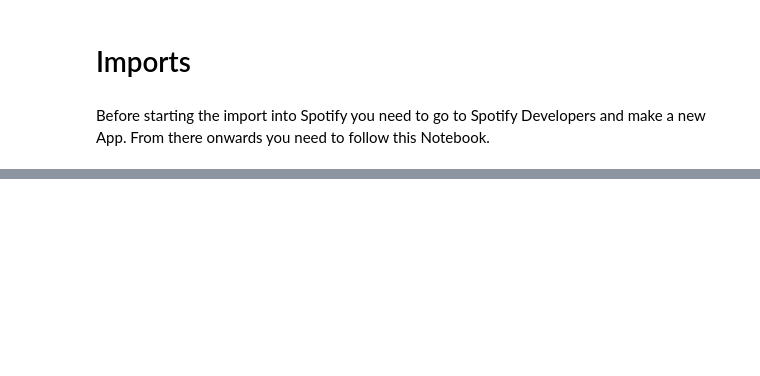
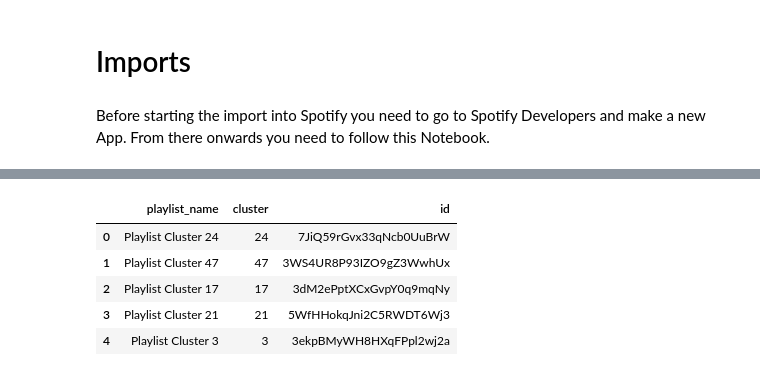
Before and after one commit to MerleSt/SpotifyPlaylistMoosic, a Jupyter notebook: Notebooks/Upload_Spotify.ipynb, the cells around one changed output, grey strips where cells are left out. Drawn from its saved outputs; the diff is of its cells as text; code cells hidden in the pictures; blank space fills up the shorter version.

```diff
--- a/Notebooks/Upload_Spotify.ipynb
+++ b/Notebooks/Upload_Spotify.ipynb
@@ -81,0 +76,11 @@ Error adding tracks to playlist: http status: 400, code:-1 - Unsupported URL / U
+# %%
+playlists = pd.read_csv('/Users/merlesteffen/Documents/GitHub/Moosic/Data/playlists_ids_clusters')
+# %%
+playlists.head()
+# %% [output]
+|  | playlist_name | cluster | id |
+| 0 | Playlist Cluster 24 | 24 | 7JiQ59rGvx33qNcb0UuBrW |
+| 1 | Playlist Cluster 47 | 47 | 3WS4UR8P93IZO9gZ3WwhUx |
+| 2 | Playlist Cluster 17 | 17 | 3dM2ePptXCxGvpY0q9mqNy |
+| 3 | Playlist Cluster 21 | 21 | 5WfHHokqJni2C5RWDT6Wj3 |
+| 4 | Playlist Cluster 3 | 3 | 3ekpBMyWH8HXqFPpl2wj2a |
```
Also changed, not shown: parts of 12 cells of this notebook, 2 other files.
